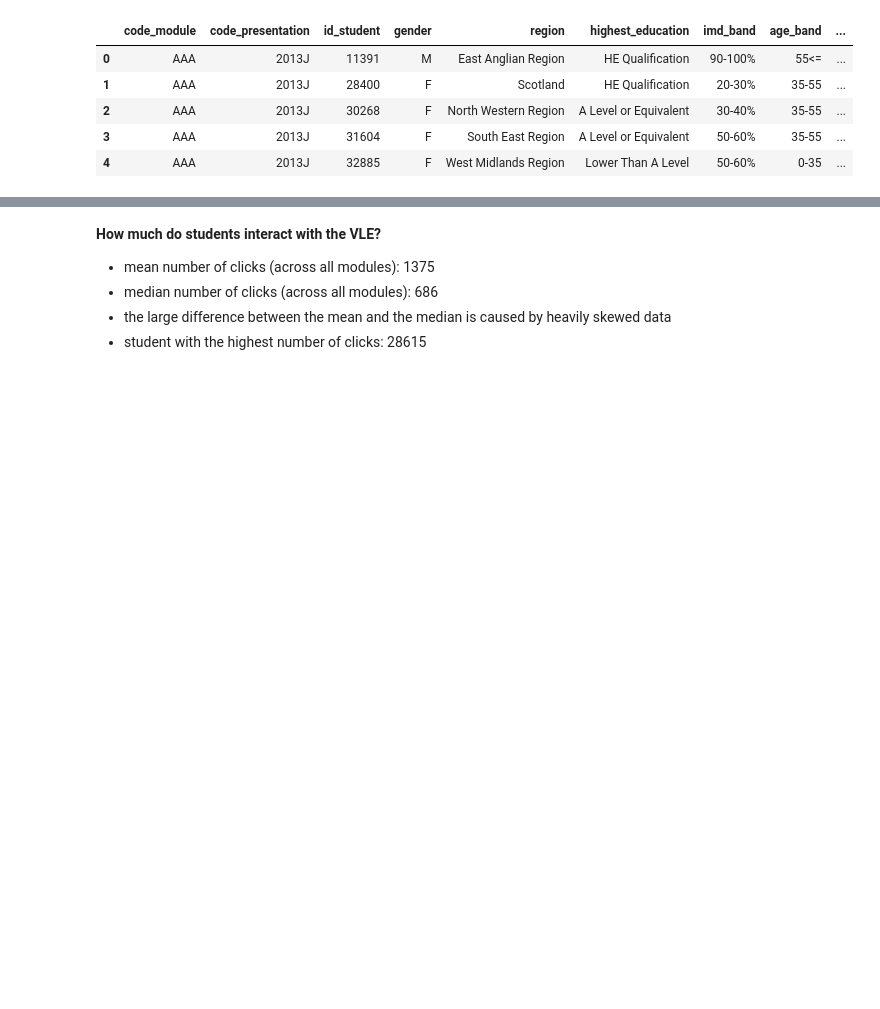
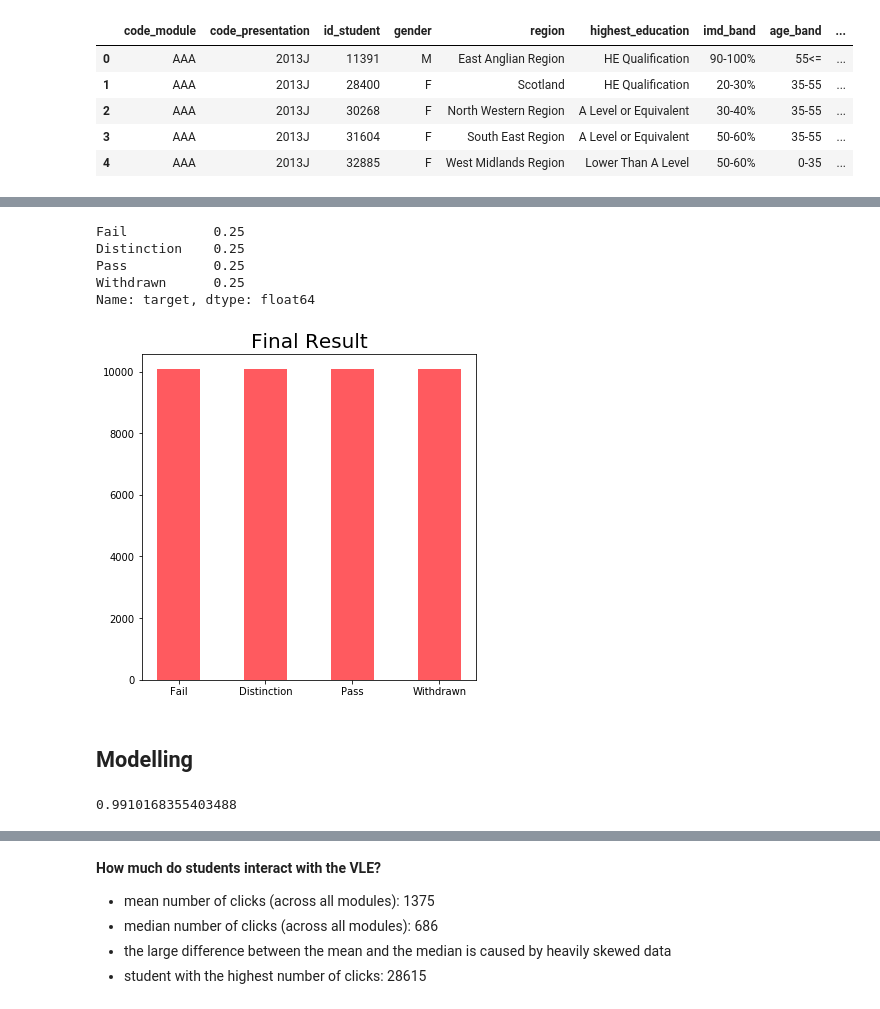
Before and after one commit to nikolholicka/curriculum, a Jupyter notebook: mod6/project_ideas/project_idea_2.ipynb, the cells around one changed output, grey strips where cells are left out. Drawn from its saved outputs; the diff is of its cells as text; code cells hidden in the pictures; blank space fills up the shorter version.

```diff
--- a/mod6/project_ideas/project_idea_2.ipynb
+++ b/mod6/project_ideas/project_idea_2.ipynb
@@ -222,0 +375,5 @@ st_actives_with_vle.head()
+# %%
+X = df.drop('target',axis=1)
+y = df.target
+
+X_train, X_test, y_train, y_test = train_test_split(X, y, test_size=0.1, random_state=123)
@@ -222,0 +392,16 @@ st_actives_with_vle.head()
+# %%
+#to avoid data leakage when using SMOTE, I have split the data beforehand
+
+from imblearn.over_sampling import SMOTE
+
+
+sm = SMOTE(random_state=12)
+X_train, y_train = sm.fit_sample(X_train, y_train)
+# %%
+#putting upsampled dataset back together
+X_train = pd.DataFrame(X_train, columns=X_train_ts.columns)
+y_train = pd.Series(y_train)
+
+df = pd.concat([X_train,y_train],axis=1)
+# %%
+df.rename(columns={0: "target"}, inplace=True)
@@ -222,0 +422,12 @@ st_actives_with_vle.head()
+# %%
+plot_cat_var(df.target,'Final Result',size=(6,6))
+df.target.value_counts(normalize=True)
+# %% [output]
+Fail           0.25
+Distinction    0.25
+Pass           0.25
+Withdrawn      0.25
+Name: target, dtype: float64
+[figure, added]
+# %% [markdown]
+## Modelling
@@ -223,3 +461,8 @@ st_actives_with_vle.head()
+# %%
+#looking at explained variance ratio of different number of components
+print(np.sum(pca_1.explained_variance_ratio_))
+# %% [output]
+0.9910168355403488
 # %%
 #creating a df with the total number of clicks in VLE per student
 df_sum_click = vle.groupby('id_student').sum()
```
Also changed, not shown: parts of 57 cells of this notebook.
